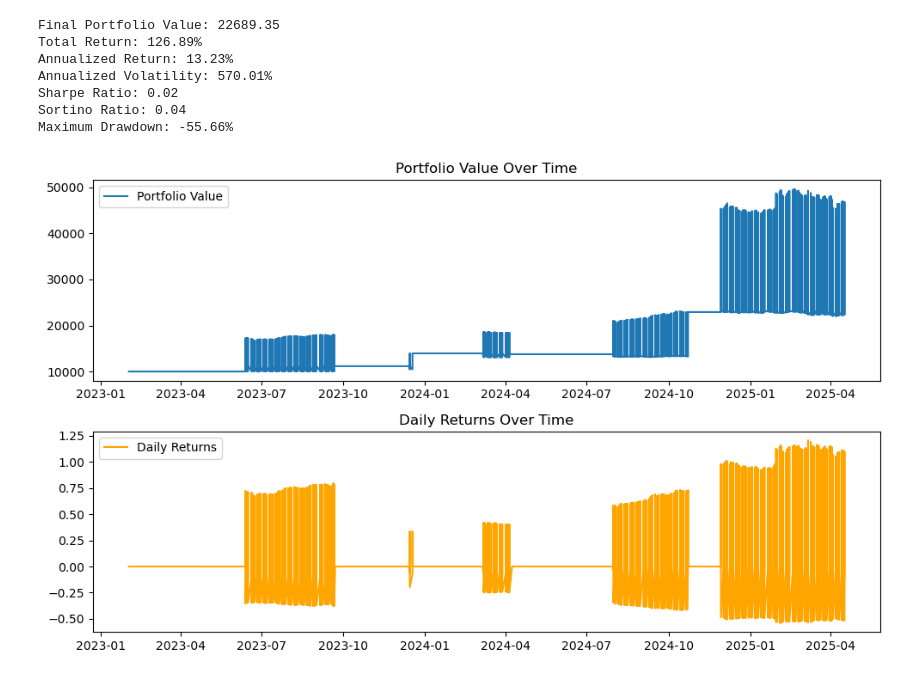
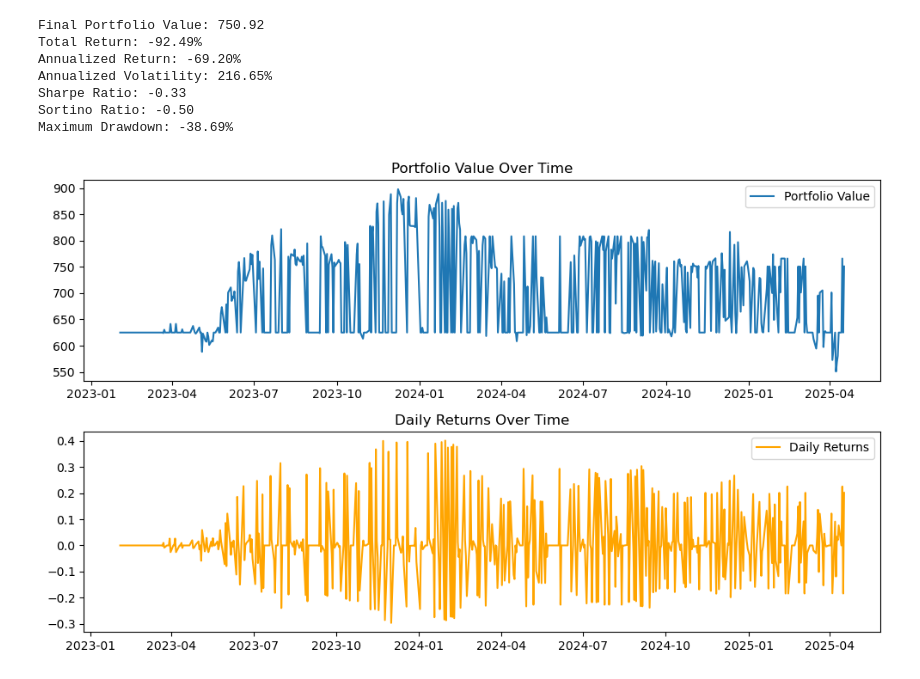
Before and after one commit to GeronimoBWalker/commodity, a Jupyter notebook: Backtest/signals.ipynb, the cells around one changed output. Cells and saved outputs as stored; diff of their text form; code cells hidden in the pictures.

```diff
--- a/Backtest/signals.ipynb
+++ b/Backtest/signals.ipynb
@@ -148,7 +148,7 @@ def compute_features_for_pairs(pairs:List[Tuple[pd.Series,pd.Series]], rolling_w
 
 
         df = pd.DataFrame(
-            {'stock_price': stock,
+            {'price': stock,
              commodity_name: commodity_returns,
             stock_name: stock_returns,
         }).dropna()
@@ -224,9 +224,6 @@ def detect_trade_signals(df,min_streak=3):
         else (-1 if row['gradient'] < -cutoff and row['rolling_corr'] < low and row['streak'] >= min_streak else 0),
         axis=1
     )
-
-    df['positions'] = df['signal'].apply(lambda signal: 2 if signal  == 1 else -2 if signal == -1 else 0)
-
     return df
 
 def detect_signals_from_top_pairs(top_3_per_day:pd.DataFrame, features:dict, min_streak:int = 3) -> pd.DataFrame:
@@ -254,13 +251,15 @@ def detect_signals_from_top_pairs(top_3_per_day:pd.DataFrame, features:dict, min
             if date in features_with_signals.index:
                 signal_row = features_with_signals.loc[[date]].copy()
                 signal_row['pair'] = pair
-                signal_rows.append(signal_row[['pair','stock_price','gradient','rolling_corr', 'signal', 'positions']])
+                signal_rows.append(signal_row[['pair','price','gradient','rolling_corr', 'signal','streak']])
 
     result_df = pd.concat(signal_rows).sort_index()
     return result_df
 # %%
-pairs = generate_pairs(commodities_df=minerals, stocks_df=stock_data.iloc[:,10:])
-features = compute_features_for_pairs(pairs)
+pairs = generate_pairs(commodities_df=minerals, stocks_df=stock_data, max_lag=3)
+features = compute_features_for_pairs(pairs,rolling_window=4, gradient=5)
 rankings = rank_gradients_across_pairs(features)
-top_3_per_day = get_top_n_pairs_per_day(rankings, n=3)
-signals = detect_signals_from_top_pairs(top_3_per_day,features)
+top_3_per_day = get_top_n_pairs_per_day(rankings, n=5)
+signals = detect_signals_from_top_pairs(top_3_per_day,features,min_streak=3)
+# %%
+signals['lag'] = signals['pair'].str.extract(r'lag_(\d+)').astype(float)
@@ -271,16 +442,16 @@ importlib.reload(backtester)
 from backtester import Backtester
 from backtester import Strategy
 # %%
-data = signals[['stock_price','signal','positions']].dropna()
+data = signals[['pair','price','signal']].dropna()
 backtester = Backtester()
 backtester.backtest(data)
 backtester.calculate_performance()
 # %% [output]
-Final Portfolio Value: 22689.35
-Total Return: 126.89%
-Annualized Return: 13.23%
-Annualized Volatility: 570.01%
-Sharpe Ratio: 0.02
-Sortino Ratio: 0.04
-Maximum Drawdown: -55.66%
+Final Portfolio Value: 750.92
+Total Return: -92.49%
+Annualized Return: -69.20%
+Annualized Volatility: 216.65%
+Sharpe Ratio: -0.33
+Sortino Ratio: -0.50
+Maximum Drawdown: -38.69%
-[figure, old version]
+[figure, new version]
```
Also changed, not shown: parts of 15 cells of this notebook, 2 other files.
